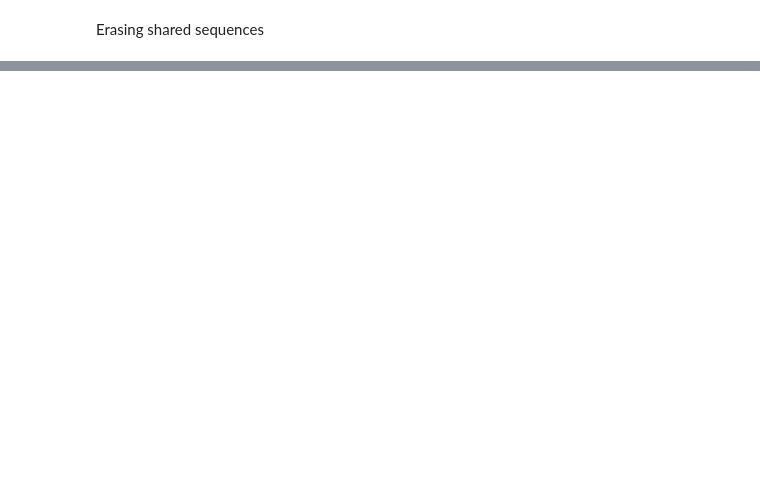
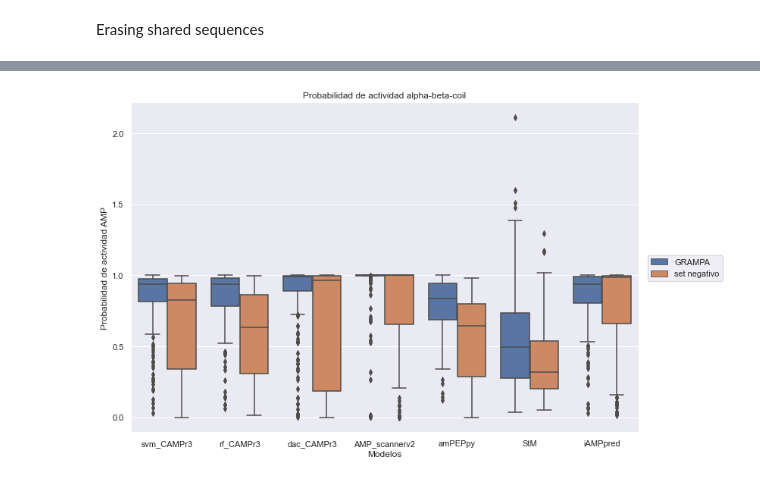
Before and after one commit to DanielAldas/AuditingBias, a Jupyter notebook: Untitled-1.ipynb, the cells around one changed output, grey strips where cells are left out. Cells and saved outputs as stored; diff of their text form; code cells hidden in the pictures; blank space fills up the shorter version.

```diff
--- a/Untitled-1.ipynb
+++ b/Untitled-1.ipynb
@@ -399,0 +390,12 @@ file.close()
+# %%
+mix_all_plt=mix_all.dropna()
+sns.set_theme(style="darkgrid")
+fig, ax = plt.subplots(figsize=(12,8))
+ax = sns.boxplot(data=mix_all_plt, x='model',y='prob', hue='type')
+ax.legend(handles=ax.legend_.legendHandles, labels=['GRAMPA', 'set negativo'], bbox_to_anchor=(1.01, 0.55))
+plt.xlabel('Modelos')
+plt.ylabel('Probabilidad de actividad AMP')
+plt.title('Probabilidad de actividad alpha-beta-coil')
+plt.show()
+# %% [output]
+[figure, added]
```
Also changed, not shown: parts of 74 cells of this notebook.
